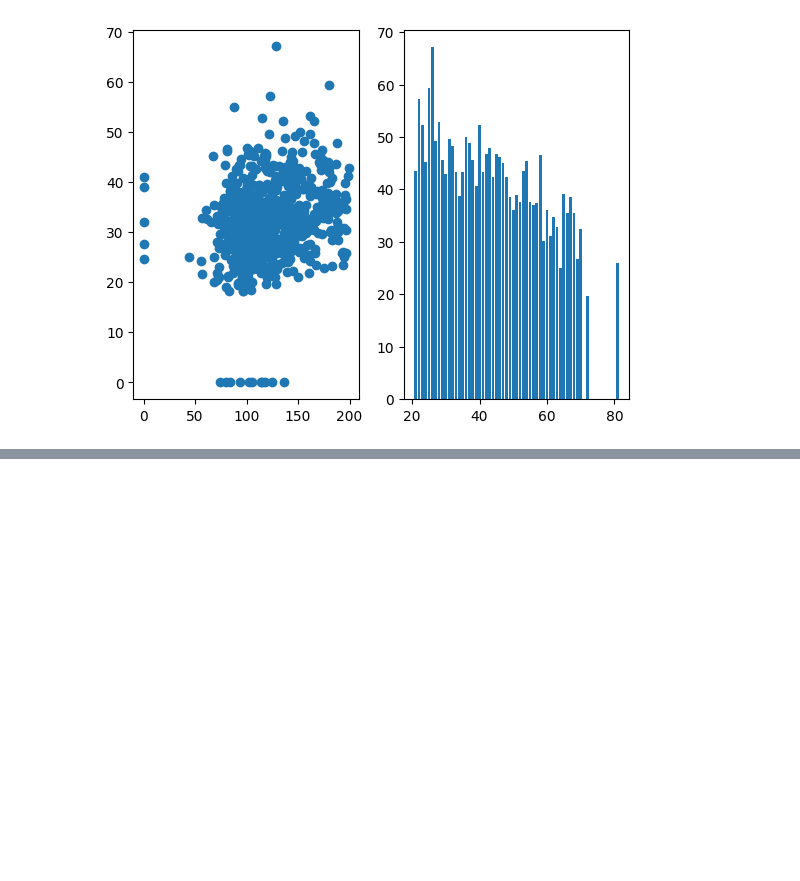
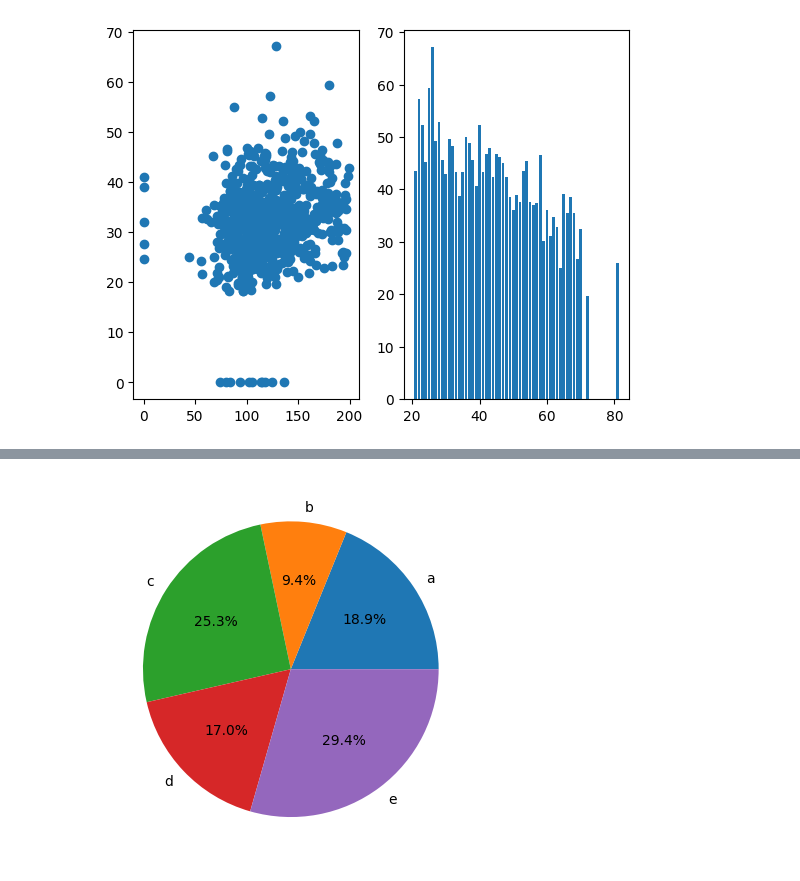
Before and after one commit to Shubhamlawate/Data-engineer-python-sql-, a Jupyter notebook: Untitled0.ipynb, the cells around one changed output, grey strips where cells are left out. Cells and saved outputs as stored; diff of their text form; code cells hidden in the pictures; blank space fills up the shorter version.

```diff
--- a/Untitled0.ipynb
+++ b/Untitled0.ipynb
@@ -55,0 +67,7 @@ plt.show()
+# %%
+cate =["a","b","c","d","e"]
+da =[50,25,67,45,78]
+plt.pie(da,labels=cate,autopct="%1.1f%%")
+plt.show()
+# %% [output]
+[figure, added]
```
Also changed, not shown: parts of 1 cell of this notebook.
